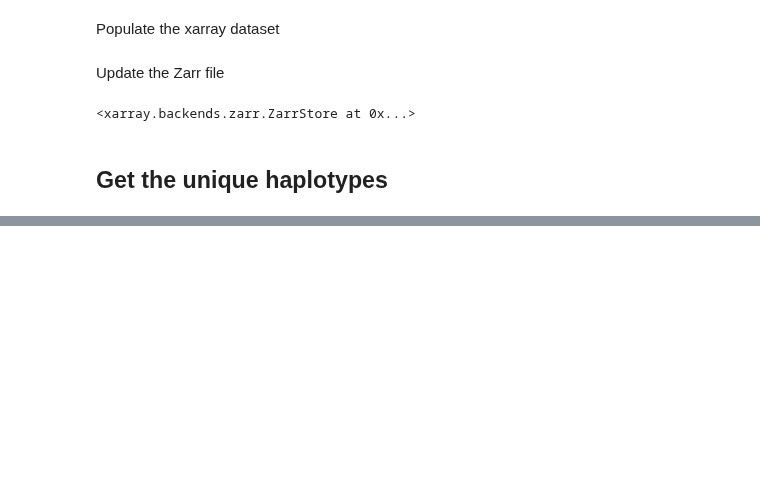
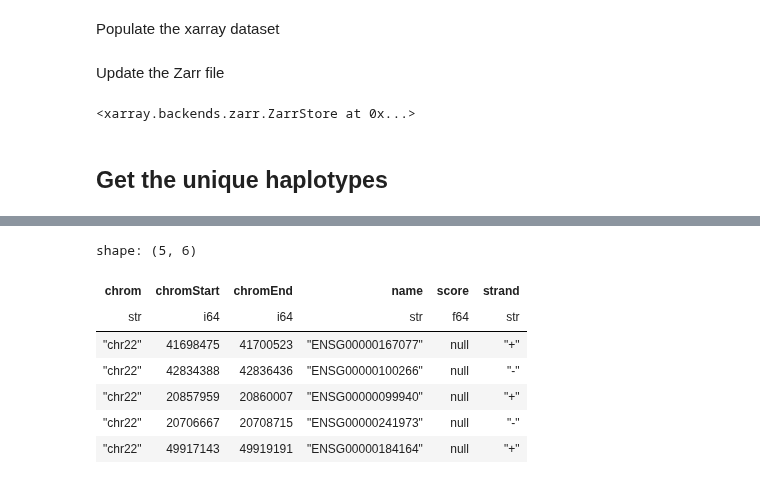
Before and after one commit to bschilder/VEP_DNA, a Jupyter notebook: notebooks/vep_dna_pipeline.ipynb, the cells around one changed output, grey strips where cells are left out. Cells and saved outputs as stored; diff of their text form; code cells hidden in the pictures; blank space fills up the shorter version.

```diff
--- a/notebooks/vep_dna_pipeline.ipynb
+++ b/notebooks/vep_dna_pipeline.ipynb
@@ -51,3 +51,10 @@ pooch.retrieve(
     progressbar=True,
     fname="1kGP.chr22.pvar",
 )
+
+# BED
+bed_path = pooch.retrieve(
+    url="doi:10.5281/zenodo.13656224/chr22_egenes.bed",
+    known_hash="md5:ccb55548e4ddd416d50dbe6638459421",
+    progressbar=True,
+)
@@ -380,0 +427,12 @@ AssertionError:
+# %%
+bed = gvl.with_length(gvl.read_bedlike(bed_path), 2**11)
+bed.head()
+# %% [output]
+shape: (5, 6)
+| chrom | chromStart | chromEnd | name | score | strand |
+| str | i64 | i64 | str | f64 | str |
+| "chr22" | 41698475 | 41700523 | "ENSG00000167077" | null | "+" |
+| "chr22" | 42834388 | 42836436 | "ENSG00000100266" | null | "-" |
+| "chr22" | 20857959 | 20860007 | "ENSG00000099940" | null | "+" |
+| "chr22" | 20706667 | 20708715 | "ENSG00000241973" | null | "-" |
+| "chr22" | 49917143 | 49919191 | "ENSG00000184164" | null | "+" |
```
Also changed, not shown: parts of 10 cells of this notebook, 5 other files.
